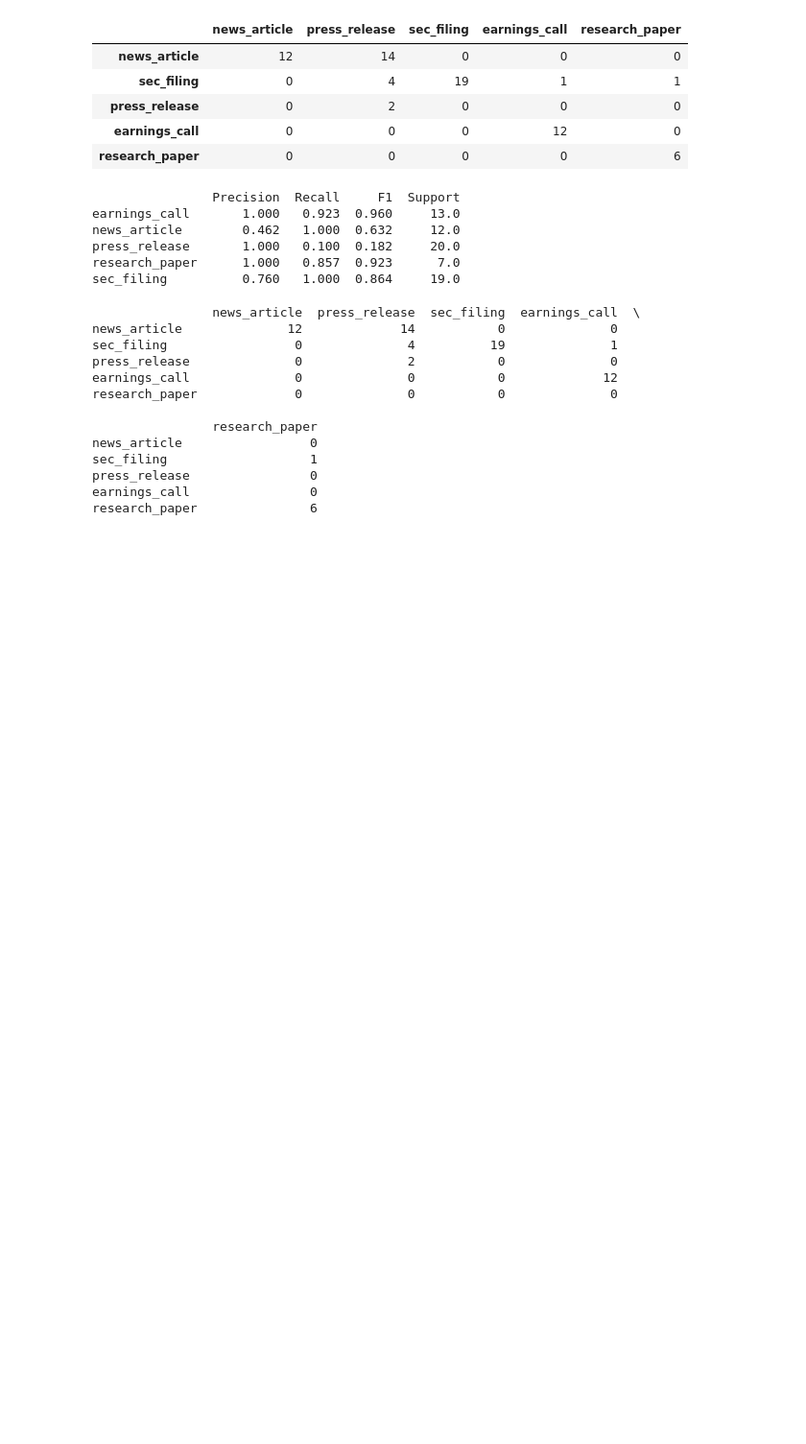
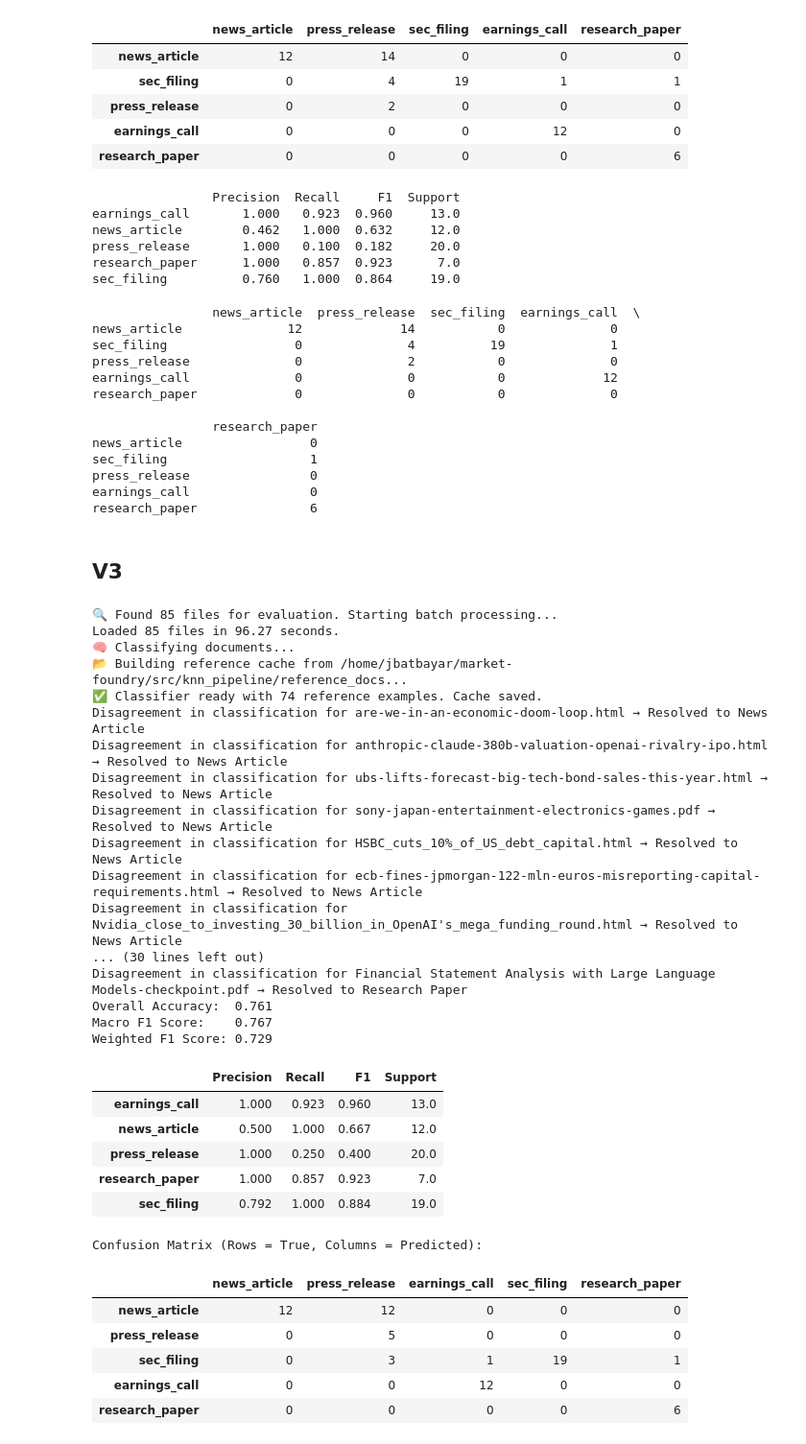
Before and after one commit to jessicabat/market-foundry, a Jupyter notebook: src/knn_pipeline/evaluation.ipynb, the cells around one changed output. Shown at 96% size. Drawn from its saved outputs; the diff is of its cells as text; code cells hidden in the pictures; blank space fills up the shorter version.

```diff
--- a/src/knn_pipeline/evaluation.ipynb
+++ b/src/knn_pipeline/evaluation.ipynb
@@ -233,3 +237,52 @@ sec_filing                   1
 press_release                0
 earnings_call                0
 research_paper               6
+# %% [markdown]
+## V3
+# %%
+# Run the evaluation and capture the output
+results = run_evaluation()
+
+print(f"Overall Accuracy:  {results['accuracy']:.3f}")
+print(f"Macro F1 Score:    {results['macro_f1']:.3f}")
+print(f"Weighted F1 Score: {results['weighted_f1']:.3f}\n")
+
+# Display Per-Class Metrics as a DataFrame
+df_metrics = pd.DataFrame(results['class_metrics']).T
+display(df_metrics.round(3))
+
+# Display Confusion Matrix as a DataFrame
+df_confusion = pd.DataFrame(results['confusion_matrix']).fillna(0).astype(int)
+print("\nConfusion Matrix (Rows = True, Columns = Predicted):")
+display(df_confusion)
+# %% [output]
+🔍 Found 85 files for evaluation. Starting batch processing...
+Loaded 85 files in 96.27 seconds.
+🧠 Classifying documents...
+📂 Building reference cache from /home/jbatbayar/market-foundry/src/knn_pipeline/reference_docs...
+✅ Classifier ready with 74 reference examples. Cache saved.
+Disagreement in classification for are-we-in-an-economic-doom-loop.html → Resolved to News Article
+Disagreement in classification for anthropic-claude-380b-valuation-openai-rivalry-ipo.html → Resolved to News Article
+Disagreement in classification for ubs-lifts-forecast-big-tech-bond-sales-this-year.html → Resolved to News Article
+Disagreement in classification for sony-japan-entertainment-electronics-games.pdf → Resolved to News Article
+Disagreement in classification for HSBC_cuts_10%_of_US_debt_capital.html → Resolved to News Article
+Disagreement in classification for ecb-fines-jpmorgan-122-mln-euros-misreporting-capital-requirements.html → Resolved to News Article
+Disagreement in classification for Nvidia_close_to_investing_30_billion_in_OpenAI's_mega_funding_round.html → Resolved to News Article
+... (30 lines left out)
+Disagreement in classification for Financial Statement Analysis with Large Language Models-checkpoint.pdf → Resolved to Research Paper
+Overall Accuracy:  0.761
+Macro F1 Score:    0.767
+Weighted F1 Score: 0.729
+|  | Precision | Recall | F1 | Support |
+| earnings_call | 1.000 | 0.923 | 0.960 | 13.0 |
+| news_article | 0.500 | 1.000 | 0.667 | 12.0 |
+| press_release | 1.000 | 0.250 | 0.400 | 20.0 |
+| research_paper | 1.000 | 0.857 | 0.923 | 7.0 |
+| sec_filing | 0.792 | 1.000 | 0.884 | 19.0 |
+Confusion Matrix (Rows = True, Columns = Predicted):
+|  | news_article | press_release | earnings_call | sec_filing | research_paper |
+| news_article | 12 | 12 | 0 | 0 | 0 |
+| press_release | 0 | 5 | 0 | 0 | 0 |
+| sec_filing | 0 | 3 | 1 | 19 | 1 |
+| earnings_call | 0 | 0 | 12 | 0 | 0 |
+| research_paper | 0 | 0 | 0 | 0 | 6 |
```
Also changed, not shown: parts of 6 cells of this notebook.
